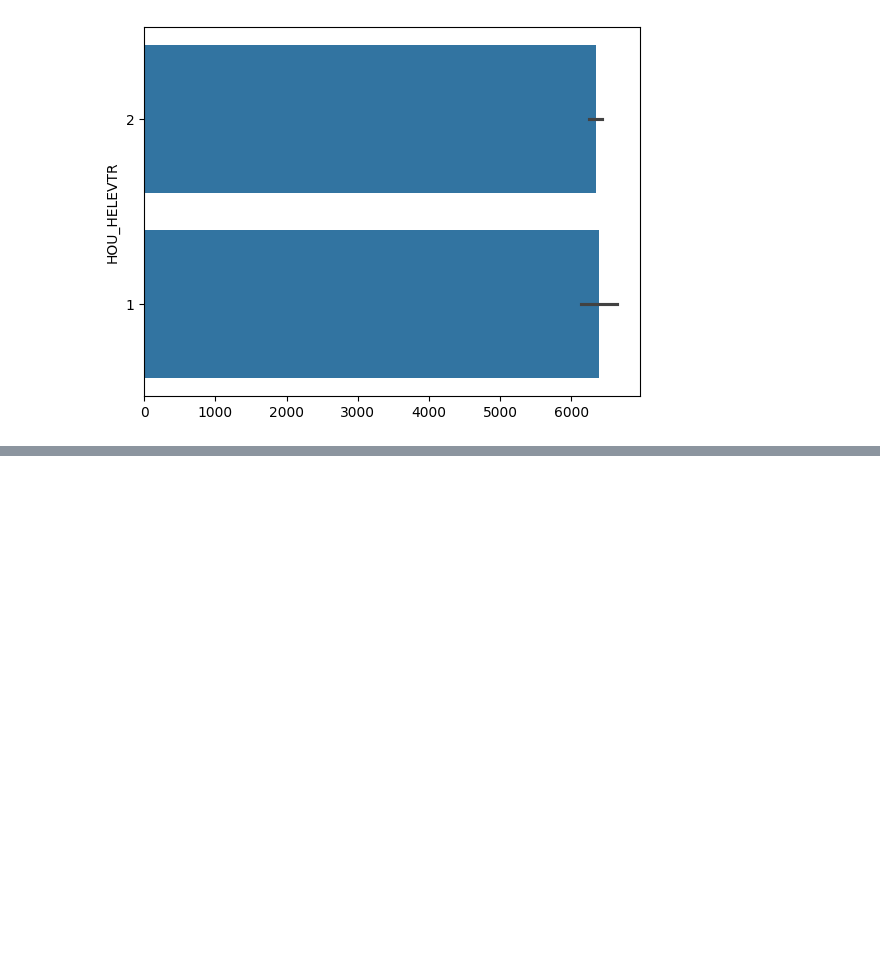
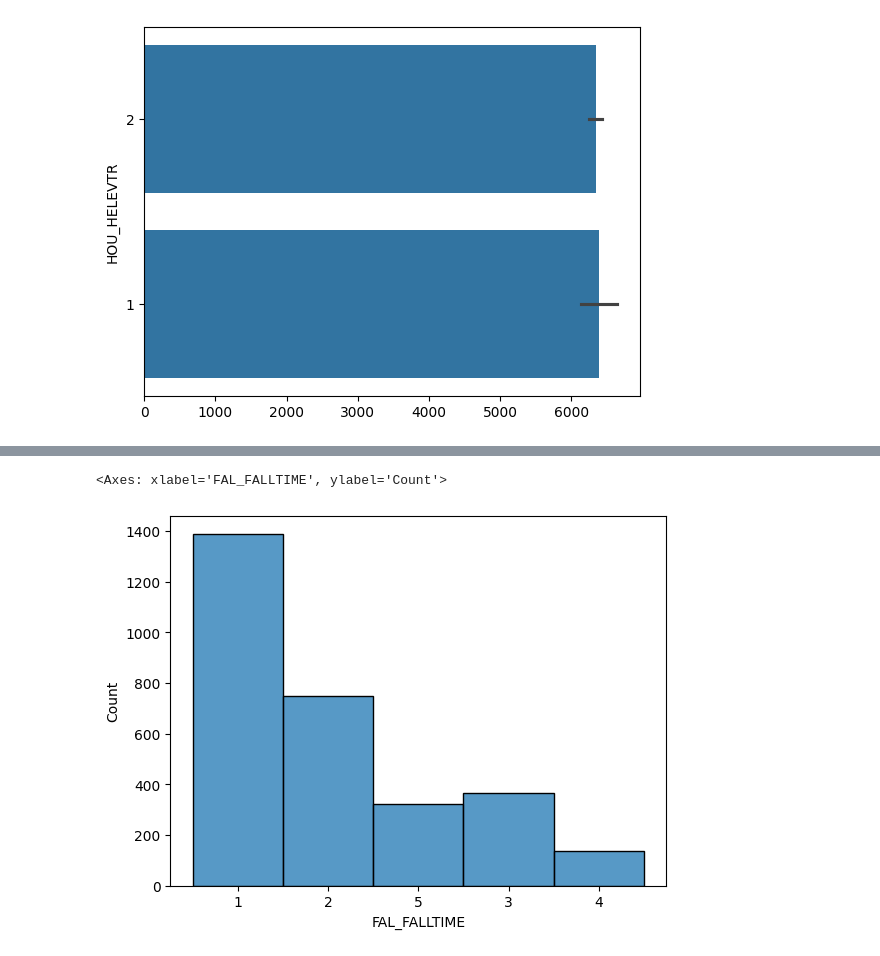
Before and after one commit to gkbrasselle/visualization, a Jupyter notebook: assignment/assignment.ipynb, the cells around one changed output, grey strips where cells are left out. Saved outputs shown, nothing was run; the diff lists cells and outputs as text; code cells hidden in the pictures; blank space fills up the shorter version.

```diff
--- a/assignment/assignment.ipynb
+++ b/assignment/assignment.ipynb
@@ -360,0 +373,5 @@ sns.barplot(df['HOU_HELEVTR'])
+# %%
+sns.histplot(df['FAL_FALLTIME'])
+# %% [output]
+<Axes: xlabel='FAL_FALLTIME', ylabel='Count'>
+[figure, added]
```
Also changed, not shown: parts of 10 cells of this notebook.
